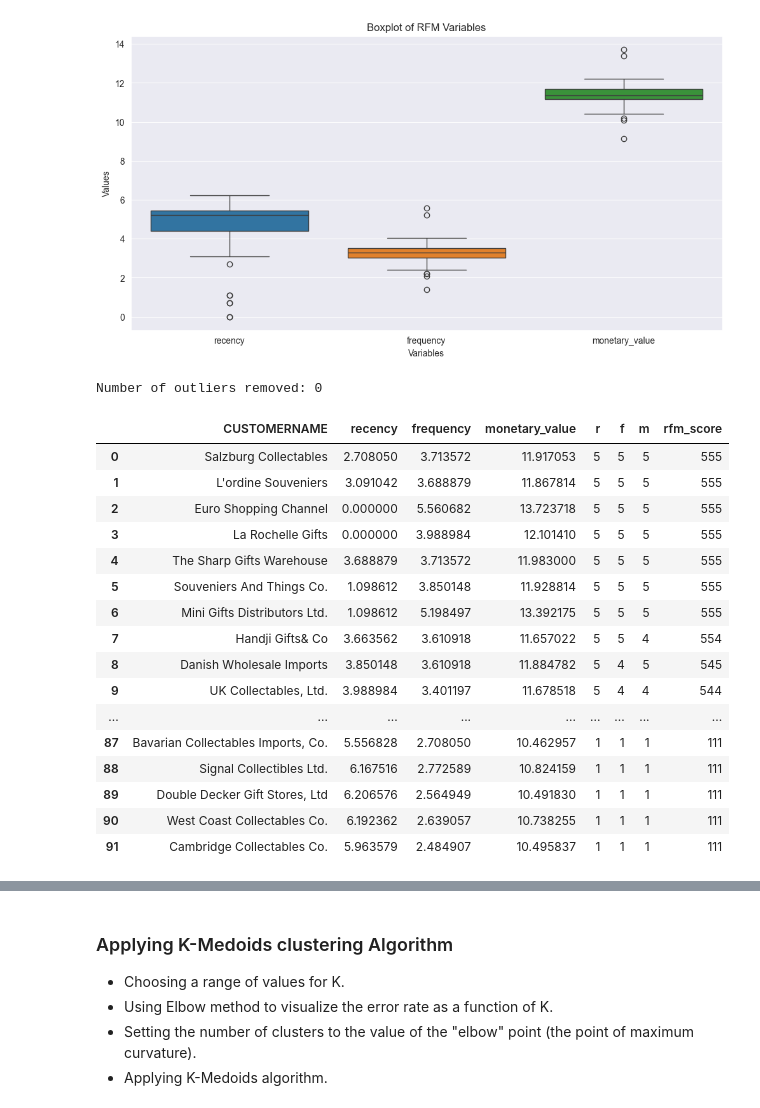
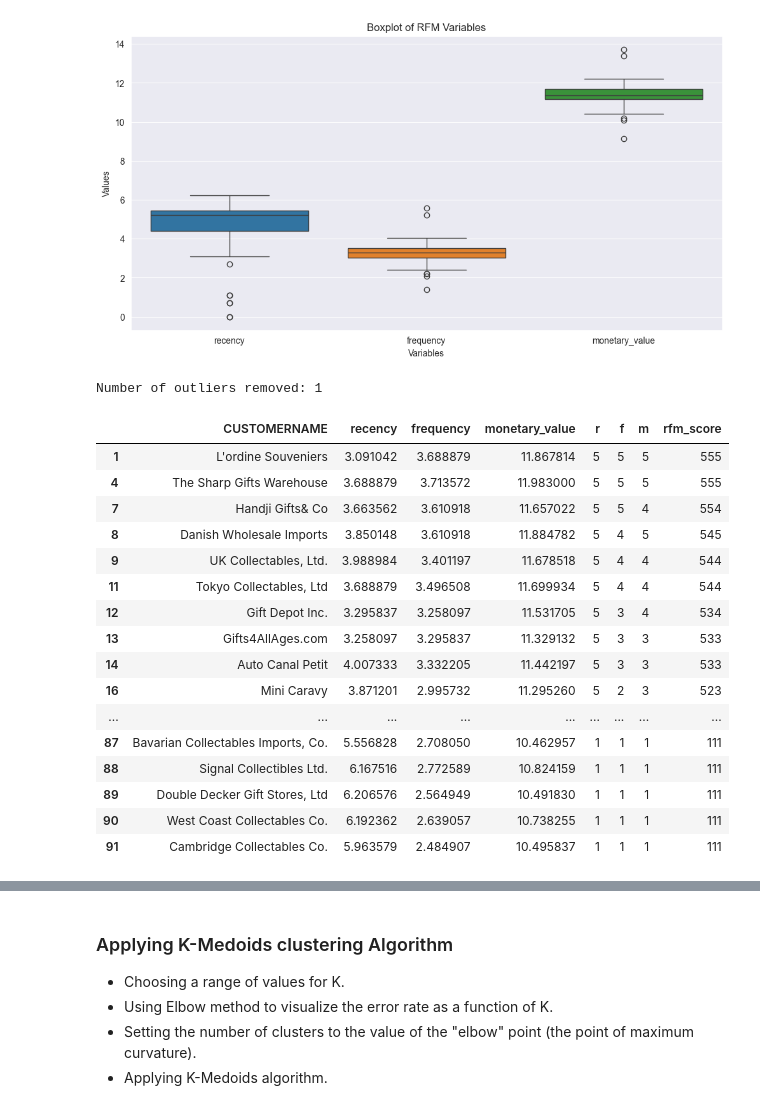
Before and after one commit to faresmohamed260/School-Work, a Jupyter notebook: Data Mining/Customer Segmentation.ipynb, the cells around one changed output, grey strips where cells are left out. Drawn from its saved outputs; the diff is of its cells as text; code cells hidden in the pictures.

```diff
--- a/Data Mining/Customer Segmentation.ipynb
+++ b/Data Mining/Customer Segmentation.ipynb
@@ -269,32 +269,33 @@ plt.show()
 # %% [output]
 [figure]
 # %%
-# Removing outliers
-# Inter quartile range (IQR)
-Q1 = data[['recency', 'frequency', 'monetary_value']].quantile(0.25)
-Q3 = data[['recency', 'frequency', 'monetary_value']].quantile(0.75)
+# Removing outliers for each feature separately
+for col in ['recency', 'frequency', 'monetary_value']:
+    Q1 = data[col].quantile(0.25)
+    Q3 = data[col].quantile(0.75)
+    IQR = Q3 - Q1
+    lower_bound = Q1 - 1.5 * IQR
+    upper_bound = Q3 + 1.5 * IQR
+    length_before = len(data)
+    data = data[(data[col] >= lower_bound) & (data[col] <= upper_bound)]
+    length_after = len(data)
 
-IQR = Q3 - Q1
+print("Number of outliers removed:", length_before - length_after)
 
-lower_bound = Q1 - 1.5 * IQR
-upper_bound = Q3 + 1.5 * IQR
-
-df_no_outliers = data[~((data[['recency', 'frequency', 'monetary_value']] < lower_bound) | (data[['recency', 'frequency', 'monetary_value']] > upper_bound))]
-print("Number of outliers removed:", len(data) - len(df_no_outliers))
 data.style.background_gradient(cmap="Greens")
 # %% [output]
-Number of outliers removed: 0
+Number of outliers removed: 1
 |  | CUSTOMERNAME | recency | frequency | monetary_value | r | f | m | rfm_score |
-| 0 | Salzburg Collectables | 2.708050 | 3.713572 | 11.917053 | 5 | 5 | 5 | 555 |
 | 1 | L'ordine Souveniers | 3.091042 | 3.688879 | 11.867814 | 5 | 5 | 5 | 555 |
-| 2 | Euro Shopping Channel | 0.000000 | 5.560682 | 13.723718 | 5 | 5 | 5 | 555 |
-| 3 | La Rochelle Gifts | 0.000000 | 3.988984 | 12.101410 | 5 | 5 | 5 | 555 |
 | 4 | The Sharp Gifts Warehouse | 3.688879 | 3.713572 | 11.983000 | 5 | 5 | 5 | 555 |
-| 5 | Souveniers And Things Co. | 1.098612 | 3.850148 | 11.928814 | 5 | 5 | 5 | 555 |
-| 6 | Mini Gifts Distributors Ltd. | 1.098612 | 5.198497 | 13.392175 | 5 | 5 | 5 | 555 |
 | 7 | Handji Gifts& Co | 3.663562 | 3.610918 | 11.657022 | 5 | 5 | 4 | 554 |
 | 8 | Danish Wholesale Imports | 3.850148 | 3.610918 | 11.884782 | 5 | 4 | 5 | 545 |
 | 9 | UK Collectables, Ltd. | 3.988984 | 3.401197 | 11.678518 | 5 | 4 | 4 | 544 |
+| 11 | Tokyo Collectables, Ltd | 3.688879 | 3.496508 | 11.699934 | 5 | 4 | 4 | 544 |
+| 12 | Gift Depot Inc. | 3.295837 | 3.258097 | 11.531705 | 5 | 3 | 4 | 534 |
+| 13 | Gifts4AllAges.com | 3.258097 | 3.295837 | 11.329132 | 5 | 3 | 3 | 533 |
+| 14 | Auto Canal Petit | 4.007333 | 3.332205 | 11.442197 | 5 | 3 | 3 | 533 |
+| 16 | Mini Caravy | 3.871201 | 2.995732 | 11.295260 | 5 | 2 | 3 | 523 |
 | ... | ... | ... | ... | ... | ... | ... | ... | ... |
 | 87 | Bavarian Collectables Imports, Co. | 5.556828 | 2.708050 | 10.462957 | 1 | 1 | 1 | 111 |
 | 88 | Signal Collectibles Ltd. | 6.167516 | 2.772589 | 10.824159 | 1 | 1 | 1 | 111 |
```
Also changed, not shown: parts of 11 cells of this notebook.
